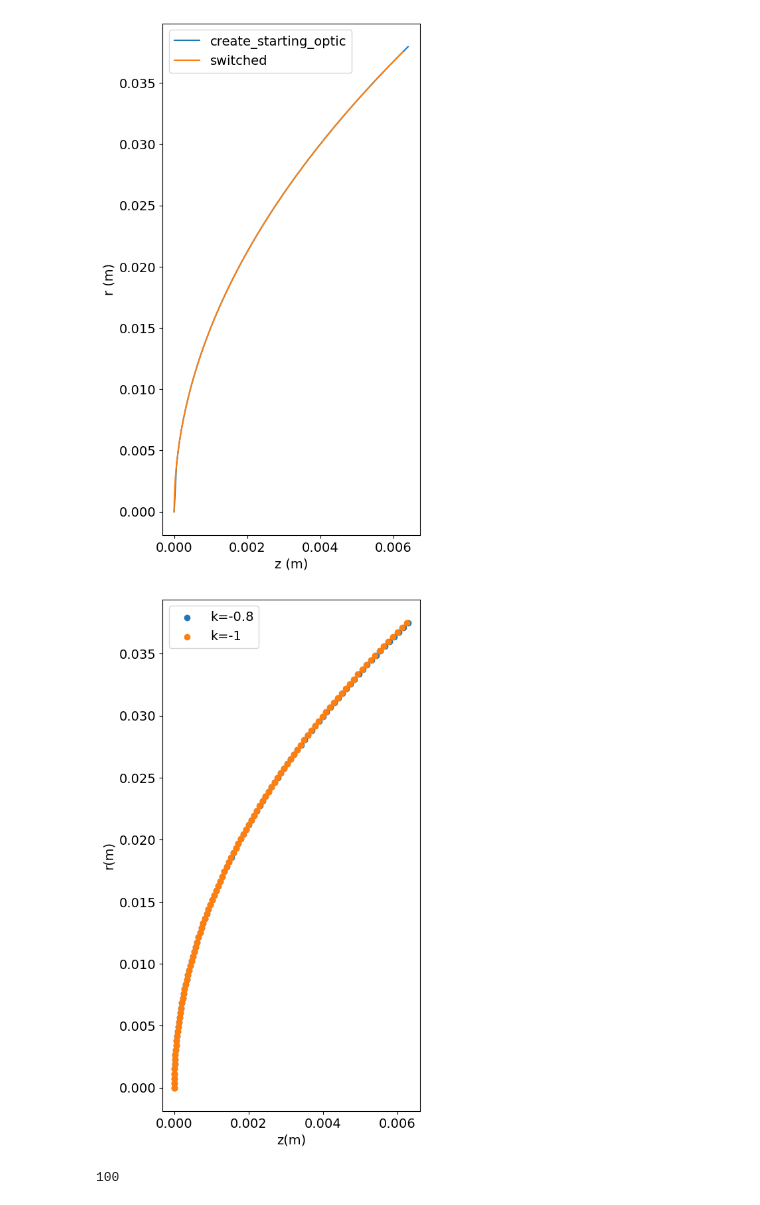
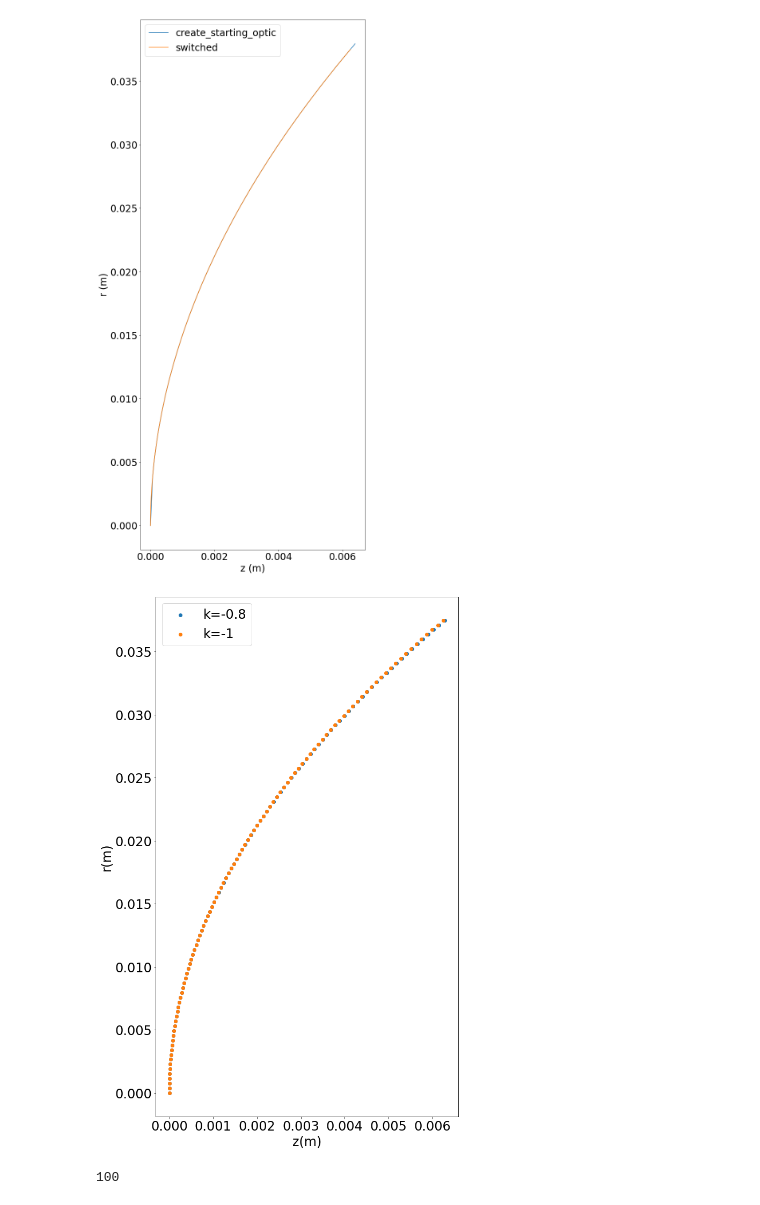
Before and after one commit to km0110/FF_rays, a Jupyter notebook: create_optic.ipynb, the cells around one changed output. Saved outputs shown, nothing was run; the diff lists cells and outputs as text; code cells hidden in the pictures.

```diff
--- a/create_optic.ipynb
+++ b/create_optic.ipynb
@@ -4,7 +4,7 @@ import time
 from scipy.interpolate import CubicSpline
 import matplotlib.pyplot as plt
 font = {'family' : 'normal',
-        'size'   : 14}
+        'size'   : 24}
 
 plt.rc('font', **font)
 # %%
@@ -83,30 +83,33 @@ plt.show()
 # %%
 r=np.linspace(0,0.0375,100)
 R=0.1125
 z08=r**2/(R+np.sqrt(R**2-(1-0.8)*r**2))
 z1=r**2/(R+np.sqrt(R**2-(1-1)*r**2))
-plt.figure(figsize=(5,10))
+plt.figure(figsize=(10,20))
 plt.plot(k1[0],k1[1],label='create_starting_optic')
 plt.plot(z1,r,label='switched')
 plt.xlabel("z (m)")
 plt.ylabel("r (m)")
 plt.legend()
 plt.savefig("rotate")
+plt.tight_layout()
 plt.show()
 # %% [output]
-[figure, old version]
+[figure, new version]
 # %%
-plt.figure(figsize=(5,10))
+plt.figure(figsize=(10,15))
 plt.scatter(z08,r,label='k=-0.8')
 plt.scatter(z1,r,label='k=-1')
 
 plt.xlabel('z(m)')
 plt.ylabel('r(m)')
 plt.legend()
+plt.tight_layout()
+
 plt.savefig('k_comp')
 plt.show()
 # %% [output]
-[figure, old version]
+[figure, new version]
 # %%
 len(z1)
 # %% [output]
```
Also changed, not shown: parts of 6 cells of this notebook, 10 other files.
